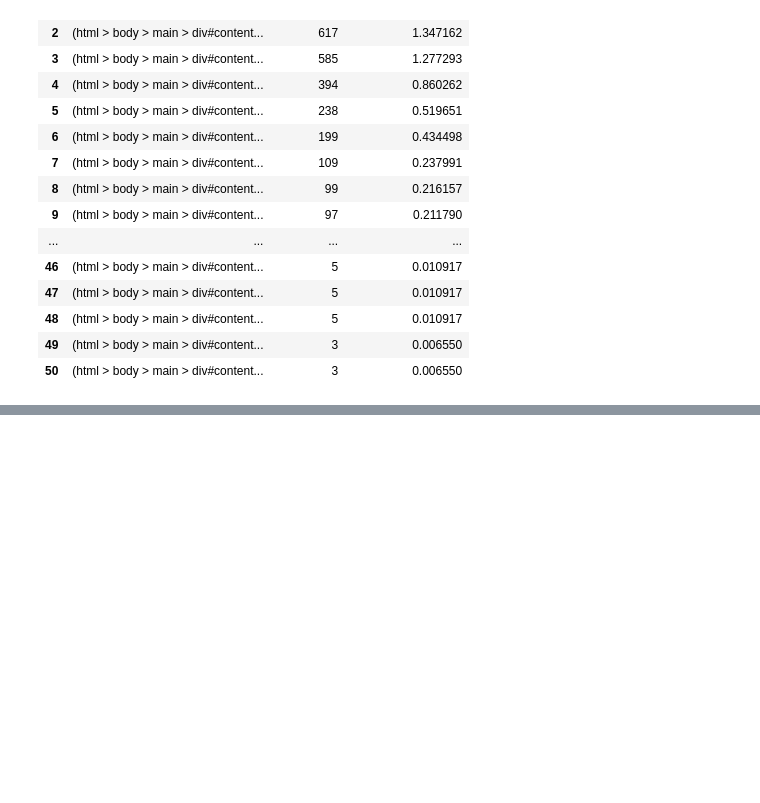
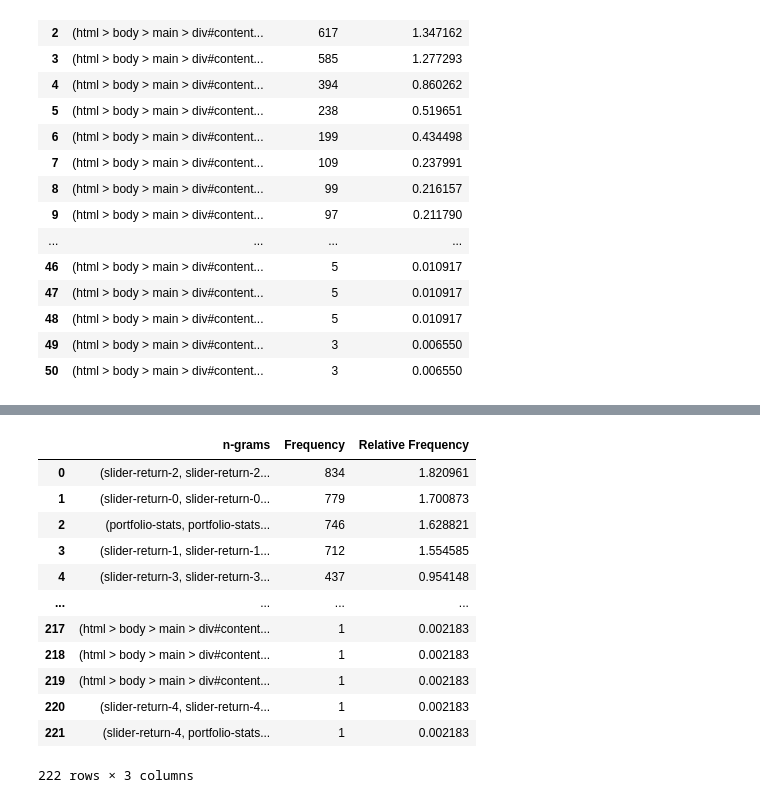
Before and after one commit to DJSaunders1997/Masters-Project, a Jupyter notebook: Work-Overview.ipynb, the cells around one changed output, grey strips where cells are left out. Saved outputs shown, nothing was run; the diff lists cells and outputs as text; code cells hidden in the pictures; blank space fills up the shorter version.

```diff
--- a/Work-Overview.ipynb
+++ b/Work-Overview.ipynb
@@ -687,0 +779,17 @@ calculate_ngrams(df_turk, 1)
+# %%
+test_3grams = calculate_ngrams(test_df, 3)
+test_3grams
+# %% [output]
+|  | n-grams | Frequency | Relative Frequency |
+| 0 | (slider-return-2, slider-return-2... | 834 | 1.820961 |
+| 1 | (slider-return-0, slider-return-0... | 779 | 1.700873 |
+| 2 | (portfolio-stats, portfolio-stats... | 746 | 1.628821 |
+| 3 | (slider-return-1, slider-return-1... | 712 | 1.554585 |
+| 4 | (slider-return-3, slider-return-3... | 437 | 0.954148 |
+| ... | ... | ... | ... |
+| 217 | (html > body > main > div#content... | 1 | 0.002183 |
+| 218 | (html > body > main > div#content... | 1 | 0.002183 |
+| 219 | (html > body > main > div#content... | 1 | 0.002183 |
+| 220 | (slider-return-4, slider-return-4... | 1 | 0.002183 |
+| 221 | (slider-return-4, portfolio-stats... | 1 | 0.002183 |
+222 rows × 3 columns
```
Also changed, not shown: parts of 5 cells of this notebook.
